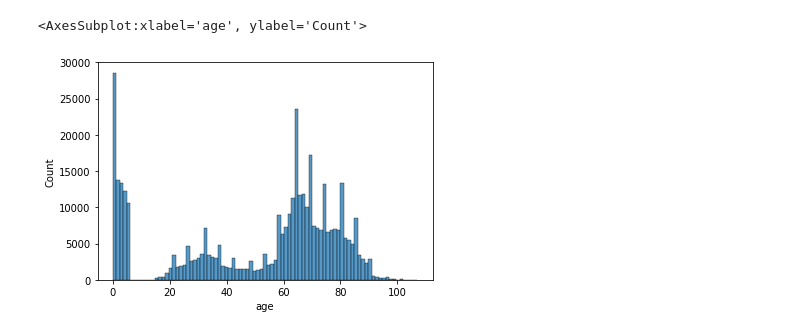
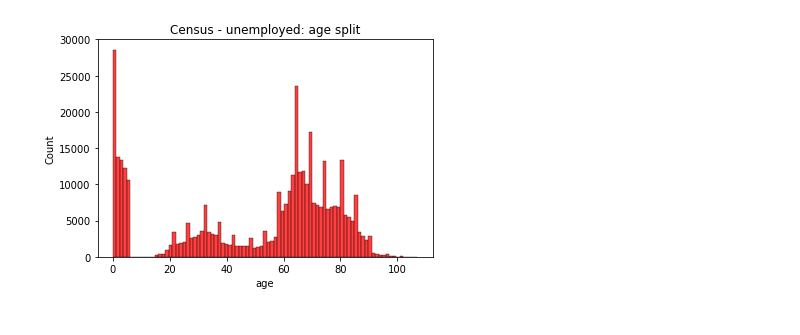
Before and after one commit to MetacitySuite/Metacity-SynthPop, a Jupyter notebook: synthesis/stats/clean_data_matching.ipynb, the cells around one changed output. Cells and saved outputs as stored; diff of their text form; code cells hidden in the pictures.

```diff
--- a/synthesis/stats/clean_data_matching.ipynb
+++ b/synthesis/stats/clean_data_matching.ipynb
@@ -4,8 +4,8 @@ pip.main(['install','seaborn']);
 import pandas as pd
 import seaborn as sns
 import matplotlib.pyplot as plt
-#output_path = 'C:\\Users\\Anna\\Metacity\\Metacity-SynthPop\\output'
-output_path = "/home/metamat/anicka/Metacity-SynthPop/output/"
+output_path = 'C:\\Users\\Anna\\Metacity\\Metacity-SynthPop\\output\\'
+#output_path = "/home/metamat/anicka/Metacity-SynthPop/output/"
 # %% [output]
 WARNING: pip is being invoked by an old script wrapper. This will fail in a future version of pip.
 Please see https://github.com/pypa/pip/issues/5599 for advice on fixing the underlying issue.
@@ -48,9 +49,10 @@ for column in ["sex","age","employment","age_class","district_name"]:
 # %%
 df_unemployed = df[df.employment == "unemployed"]
-sns.histplot(x="age", data=df_unemployed)
+g = sns.histplot(x="age", data=df_unemployed, color="red")
+g.set_title("Census - unemployed: age split")
+plt.show()
 # %% [output]
-<AxesSubplot:xlabel='age', ylabel='Count'>
-[figure, old version]
+[figure, new version]
 # %%
 df_c = pd.DataFrame()
 df_c["age"] = df.age.values
```
Also changed, not shown: parts of 11 cells of this notebook, 4 other files.
